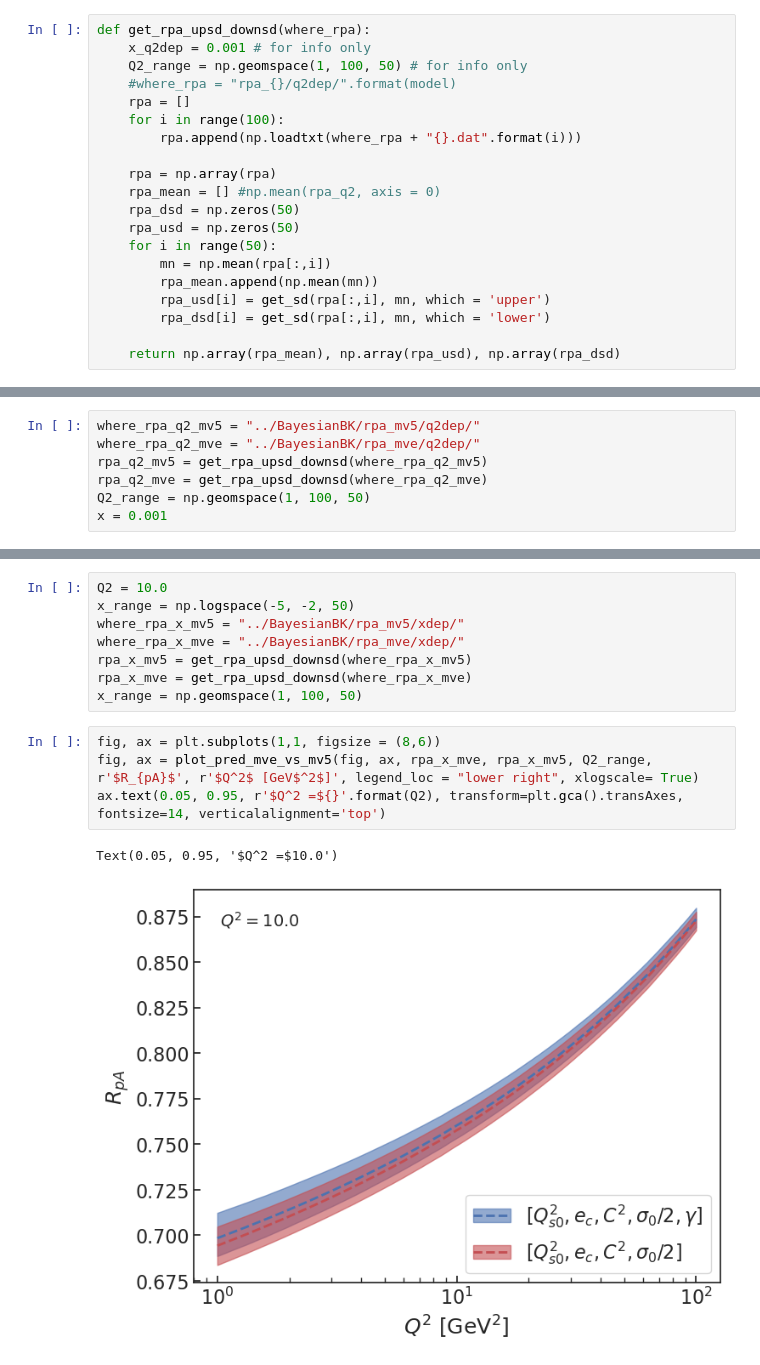
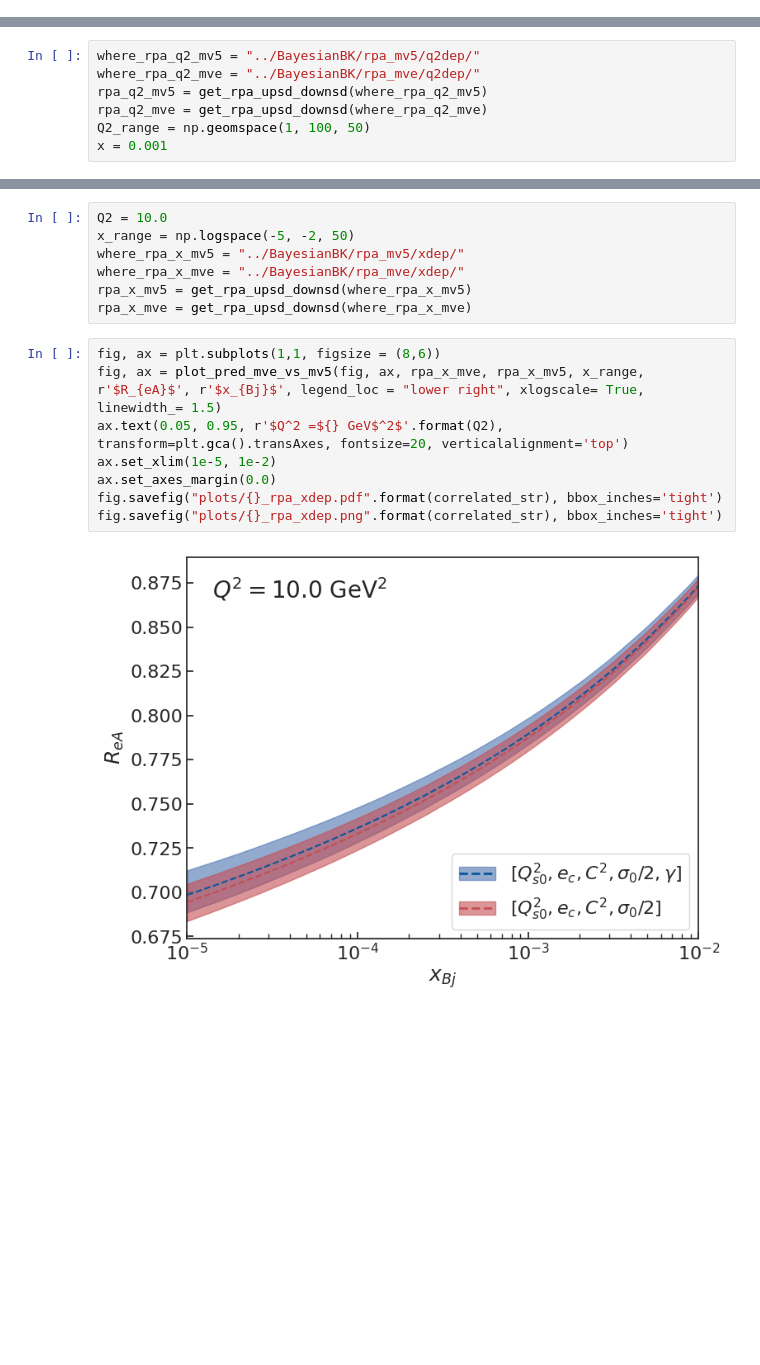
Before and after one commit to camcasuga/BayesianBK_results, a Jupyter notebook: analysis.ipynb, the cells around one changed output, grey strips where cells are left out. Cells and saved outputs as stored; diff of their text form; blank space fills up the shorter version.

```diff
--- a/analysis.ipynb
+++ b/analysis.ipynb
@@ -385,23 +380,3 @@ fig, ax = plot_pred_mve_vs_mv5(fig, ax, sp_comp_norm, sp_norm, k, 'Norm', "$k$ [
-# %%
-def get_rpa_upsd_downsd(where_rpa):
-    x_q2dep = 0.001 # for info only
-    Q2_range = np.geomspace(1, 100, 50) # for info only
-    #where_rpa = "rpa_{}/q2dep/".format(model)
-    rpa = []
-    for i in range(100):
-        rpa.append(np.loadtxt(where_rpa + "{}.dat".format(i)))
-
-    rpa = np.array(rpa)
-    rpa_mean = [] #np.mean(rpa_q2, axis = 0)
-    rpa_dsd = np.zeros(50)
-    rpa_usd = np.zeros(50)
-    for i in range(50):
-        mn = np.mean(rpa[:,i])
-        rpa_mean.append(np.mean(mn))
-        rpa_usd[i] = get_sd(rpa[:,i], mn, which = 'upper')
-        rpa_dsd[i] = get_sd(rpa[:,i], mn, which = 'lower')
-
-    return np.array(rpa_mean), np.array(rpa_usd), np.array(rpa_dsd)
 # %% [markdown]
 #### RpA, nuclear modification ratio
 # %%
@@ -425,11 +411,13 @@ where_rpa_x_mv5 = "../BayesianBK/rpa_mv5/xdep/"
 where_rpa_x_mve = "../BayesianBK/rpa_mve/xdep/"
 rpa_x_mv5 = get_rpa_upsd_downsd(where_rpa_x_mv5)
 rpa_x_mve = get_rpa_upsd_downsd(where_rpa_x_mve)
-x_range = np.geomspace(1, 100, 50)
 # %%
 fig, ax = plt.subplots(1,1, figsize = (8,6))
-fig, ax = plot_pred_mve_vs_mv5(fig, ax, rpa_x_mve, rpa_x_mv5, Q2_range, r'$R_{pA}$', r'$Q^2$ [GeV$^2$]', legend_loc = "lower right", xlogscale= True)
-ax.text(0.05, 0.95, r'$Q^2 =${}'.format(Q2), transform=plt.gca().transAxes, fontsize=14, verticalalignment='top')
+fig, ax = plot_pred_mve_vs_mv5(fig, ax, rpa_x_mve, rpa_x_mv5, x_range, r'$R_{eA}$', r'$x_{Bj}$', legend_loc = "lower right", xlogscale= True, linewidth_= 1.5)
+ax.text(0.05, 0.95, r'$Q^2 =${} GeV$^2$'.format(Q2), transform=plt.gca().transAxes, fontsize=20, verticalalignment='top')
+ax.set_xlim(1e-5, 1e-2)
+ax.set_axes_margin(0.0)
+fig.savefig("plots/{}_rpa_xdep.pdf".format(correlated_str), bbox_inches='tight')
+fig.savefig("plots/{}_rpa_xdep.png".format(correlated_str), bbox_inches='tight')
 # %% [output]
-Text(0.05, 0.95, '$Q^2 =$10.0')
-[figure, old version]
+[figure, new version]
```
Also changed, not shown: parts of 27 cells of this notebook, 16 other files.
